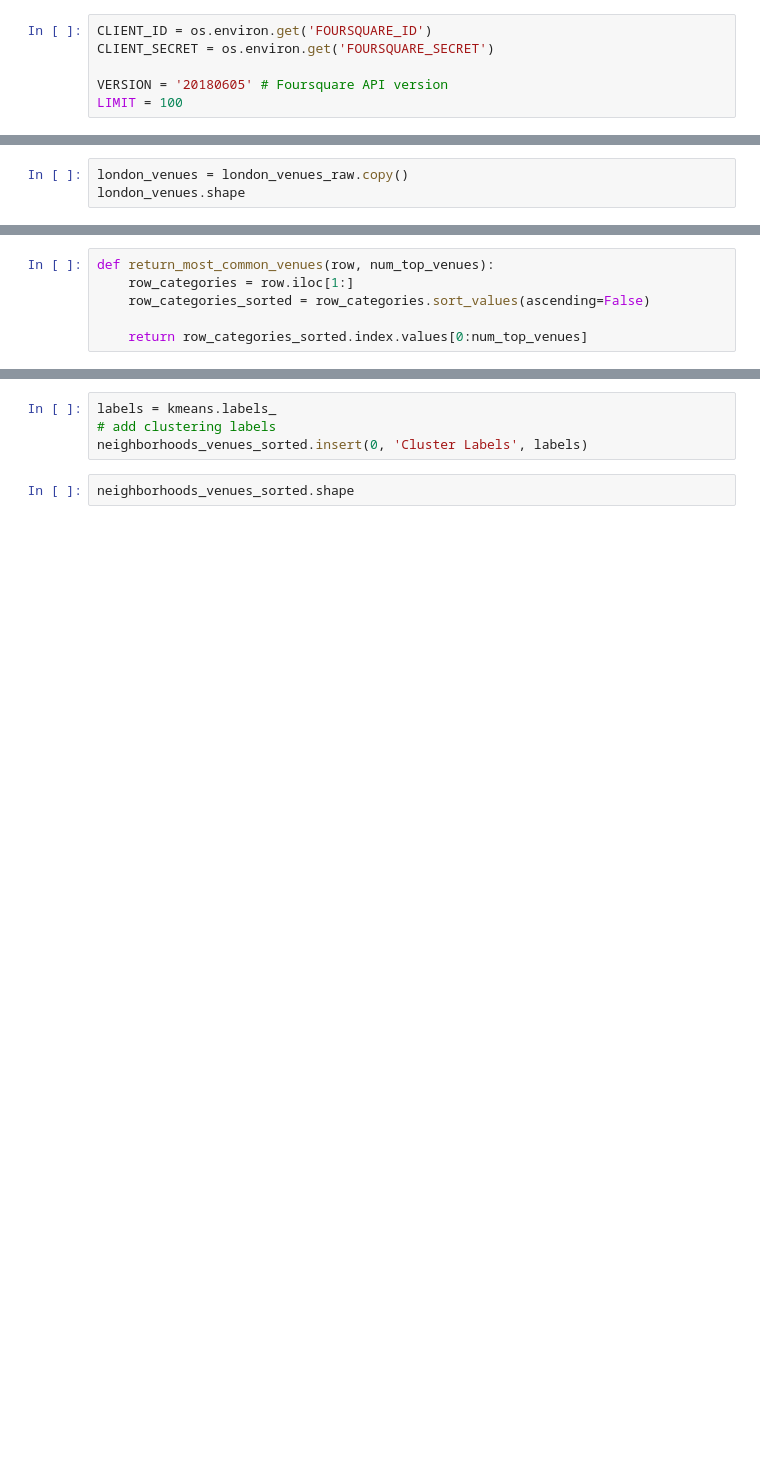
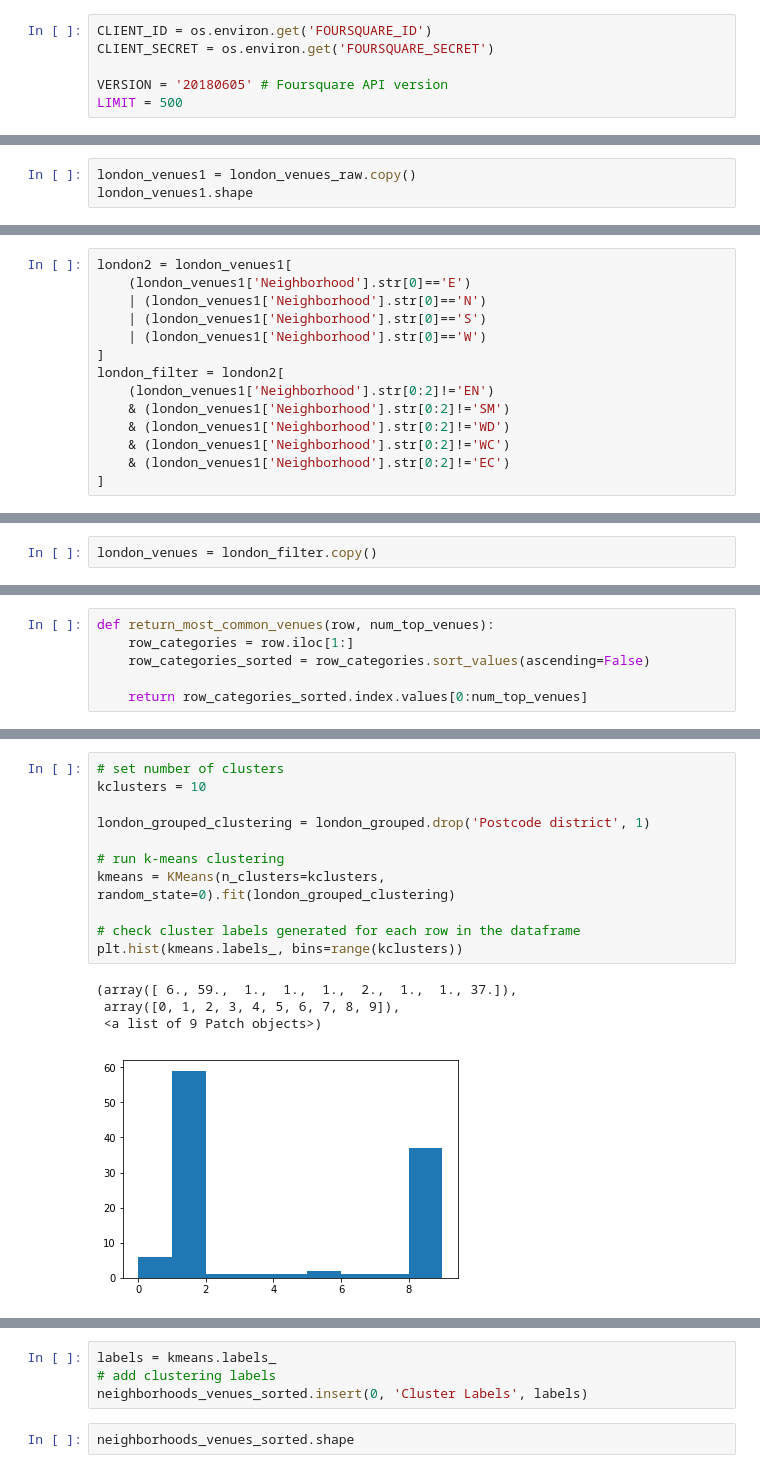
Before and after one commit to syedahm/coursera_assignments, a Jupyter notebook: battle of the neighbourhoods.ipynb, the cells around one changed output, grey strips where cells are left out. Drawn from its saved outputs; the diff is of its cells as text; blank space fills up the shorter version.

```diff
--- a/battle of the neighbourhoods.ipynb
+++ b/battle of the neighbourhoods.ipynb
@@ -78,7 +147,7 @@ CLIENT_ID = os.environ.get('FOURSQUARE_ID')
 CLIENT_SECRET = os.environ.get('FOURSQUARE_SECRET')
 
 VERSION = '20180605' # Foursquare API version
-LIMIT = 100
+LIMIT = 500
 # %%
 def getNearbyVenues(names, latitudes, longitudes, radius=500):
 
@@ -127,3 +214,3 @@ london_venues_raw = getNearbyVenues(names=districts['Postcode district'],
 # %%
-london_venues = london_venues_raw.copy()
-london_venues.shape
+london_venues1 = london_venues_raw.copy()
+london_venues1.shape
@@ -129,0 +239,14 @@ london_venues.shape
+# %%
+london2 = london_venues1[
+    (london_venues1['Neighborhood'].str[0]=='E')
+    | (london_venues1['Neighborhood'].str[0]=='N')
+    | (london_venues1['Neighborhood'].str[0]=='S')
+    | (london_venues1['Neighborhood'].str[0]=='W')
+]
+london_filter = london2[
+    (london_venues1['Neighborhood'].str[0:2]!='EN')
+    & (london_venues1['Neighborhood'].str[0:2]!='SM')
+    & (london_venues1['Neighborhood'].str[0:2]!='WD')
+    & (london_venues1['Neighborhood'].str[0:2]!='WC')
+    & (london_venues1['Neighborhood'].str[0:2]!='EC')
+]
@@ -129,0 +269,2 @@ london_venues.shape
+# %%
+london_venues = london_filter.copy()
@@ -183,0 +350,16 @@ neighborhoods_venues_sorted
+# %%
+# set number of clusters
+kclusters = 10
+
+london_grouped_clustering = london_grouped.drop('Postcode district', 1)
+
+# run k-means clustering
+kmeans = KMeans(n_clusters=kclusters, random_state=0).fit(london_grouped_clustering)
+
+# check cluster labels generated for each row in the dataframe
+plt.hist(kmeans.labels_, bins=range(kclusters))
+# %% [output]
+(array([ 6., 59.,  1.,  1.,  1.,  2.,  1.,  1., 37.]),
+ array([0, 1, 2, 3, 4, 5, 6, 7, 8, 9]),
+ <a list of 9 Patch objects>)
+[figure, added]
```
Also changed, not shown: parts of 41 cells of this notebook, 1 other file.
